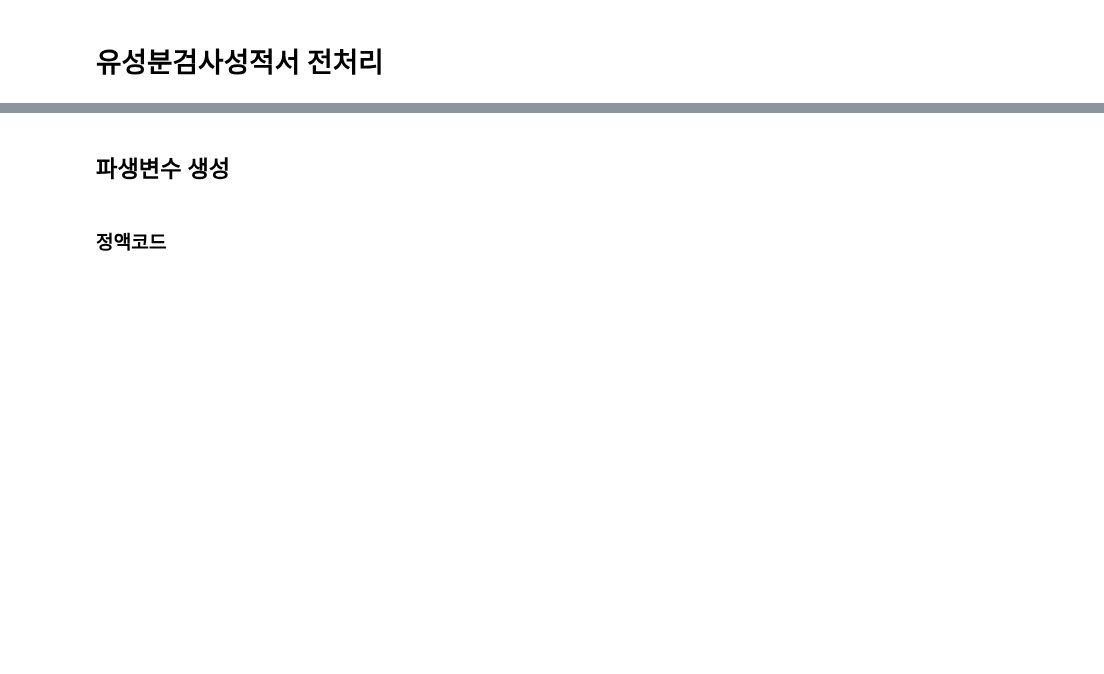
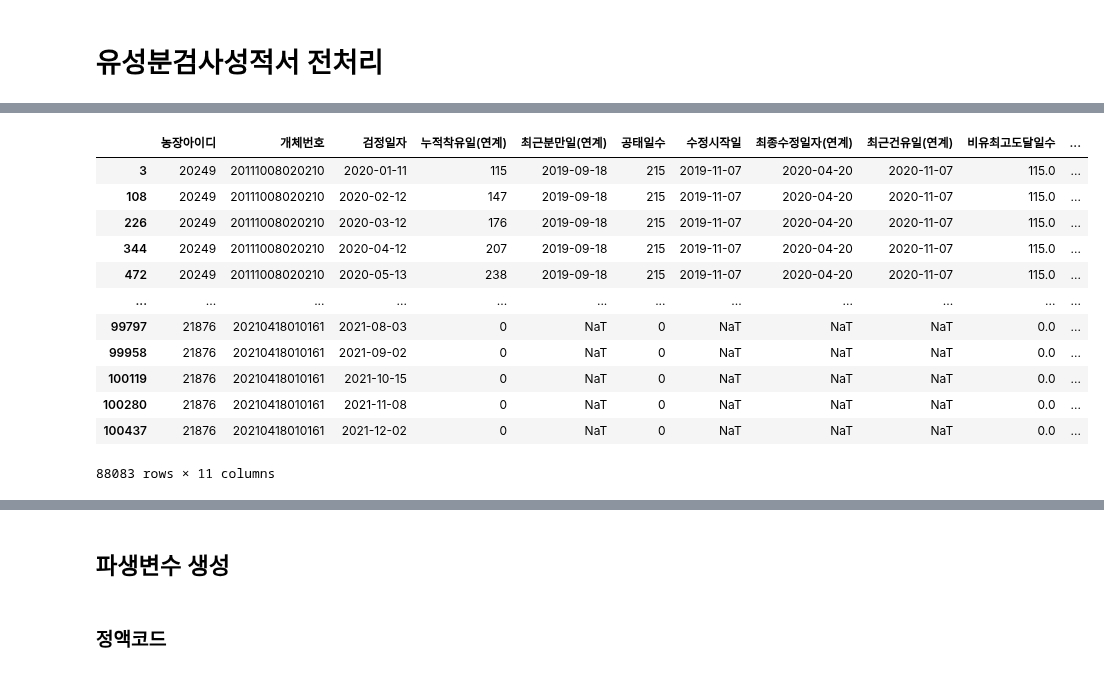
Before and after one commit to cye2020/Smart-Farm-Growth-Analytics, a Jupyter notebook: code/data/20251107_process_cho.ipynb, the cells around one changed output, grey strips where cells are left out. Saved outputs shown, nothing was run; the diff lists cells and outputs as text; code cells hidden in the pictures; blank space fills up the shorter version.

```diff
--- a/code/data/20251107_process_cho.ipynb
+++ b/code/data/20251107_process_cho.ipynb
@@ -42,0 +103,10 @@ df = report.copy()
+# %%
+milk['수정시작일'] = milk['최근분만일(연계)'] + pd.to_timedelta((milk['분만후첫수정일까지일수']), unit='D')
+# %%
+# 산차가 0인 경우 -> 최근분만일(연계)가 nan, 누적착유일(연계)가 0
+cond = milk['최근분만일(연계)'].notna()
+milk.loc[cond, '누적착유일(연계)'] = (milk.loc[cond, '검정일자'] - milk.loc[cond, '최근분만일(연계)']).dt.days.astype('Int64')
+# 누적착유일이 존재하는데 최근분만일(연계)가 nan -> 채워넣기
+cond = ~cond
+cond &= (milk['누적착유일(연계)'] != 0)
+milk.loc[cond, '최근분만일(연계)'] = milk.loc[cond, '검정일자'] - pd.to_timedelta((milk.loc[cond, '누적착유일(연계)']), unit='D')
@@ -42,0 +164,16 @@ df = report.copy()
+# %%
+milk[['농장아이디', '개체번호', '검정일자', '누적착유일(연계)', '최근분만일(연계)', '공태일수', '수정시작일', '최종수정일자(연계)', '최근건유일(연계)', '비유최고도달일수', '분만후첫수정일까지일수']].sort_values(by=['농장아이디', '개체번호', '검정일자'])
+# %% [output]
+|  | 농장아이디 | 개체번호 | 검정일자 | 누적착유일(연계) | 최근분만일(연계) | 공태일수 | 수정시작일 | 최종수정일자(연계) | 최근건유일(연계) | 비유최고도달일수 | ... |
+| 3 | 20249 | 20111008020210 | 2020-01-11 | 115 | 2019-09-18 | 215 | 2019-11-07 | 2020-04-20 | 2020-11-07 | 115.0 | ... |
+| 108 | 20249 | 20111008020210 | 2020-02-12 | 147 | 2019-09-18 | 215 | 2019-11-07 | 2020-04-20 | 2020-11-07 | 115.0 | ... |
+| 226 | 20249 | 20111008020210 | 2020-03-12 | 176 | 2019-09-18 | 215 | 2019-11-07 | 2020-04-20 | 2020-11-07 | 115.0 | ... |
+| 344 | 20249 | 20111008020210 | 2020-04-12 | 207 | 2019-09-18 | 215 | 2019-11-07 | 2020-04-20 | 2020-11-07 | 115.0 | ... |
+| 472 | 20249 | 20111008020210 | 2020-05-13 | 238 | 2019-09-18 | 215 | 2019-11-07 | 2020-04-20 | 2020-11-07 | 115.0 | ... |
+| ... | ... | ... | ... | ... | ... | ... | ... | ... | ... | ... | ... |
+| 99797 | 21876 | 20210418010161 | 2021-08-03 | 0 | NaT | 0 | NaT | NaT | NaT | 0.0 | ... |
+| 99958 | 21876 | 20210418010161 | 2021-09-02 | 0 | NaT | 0 | NaT | NaT | NaT | 0.0 | ... |
+| 100119 | 21876 | 20210418010161 | 2021-10-15 | 0 | NaT | 0 | NaT | NaT | NaT | 0.0 | ... |
+| 100280 | 21876 | 20210418010161 | 2021-11-08 | 0 | NaT | 0 | NaT | NaT | NaT | 0.0 | ... |
+| 100437 | 21876 | 20210418010161 | 2021-12-02 | 0 | NaT | 0 | NaT | NaT | NaT | 0.0 | ... |
+88083 rows × 11 columns
```
Also changed, not shown: parts of 61 cells of this notebook.
